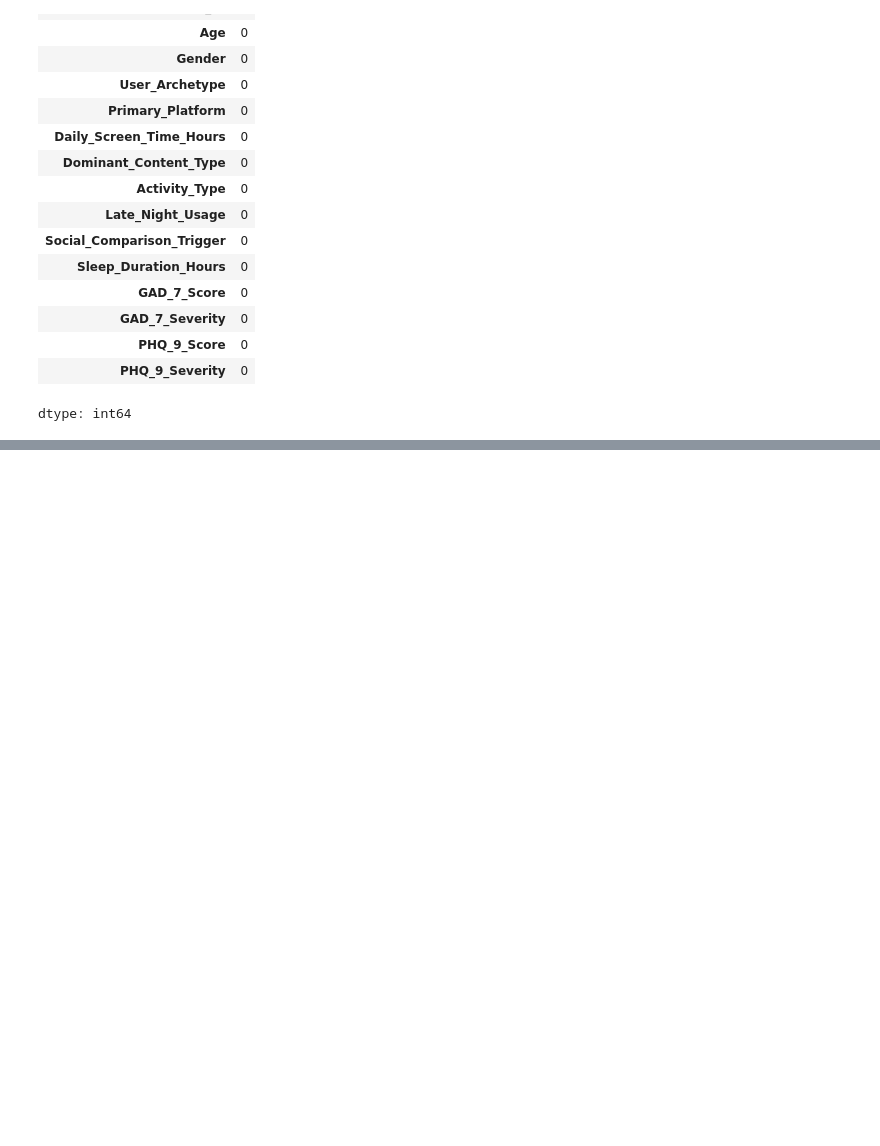
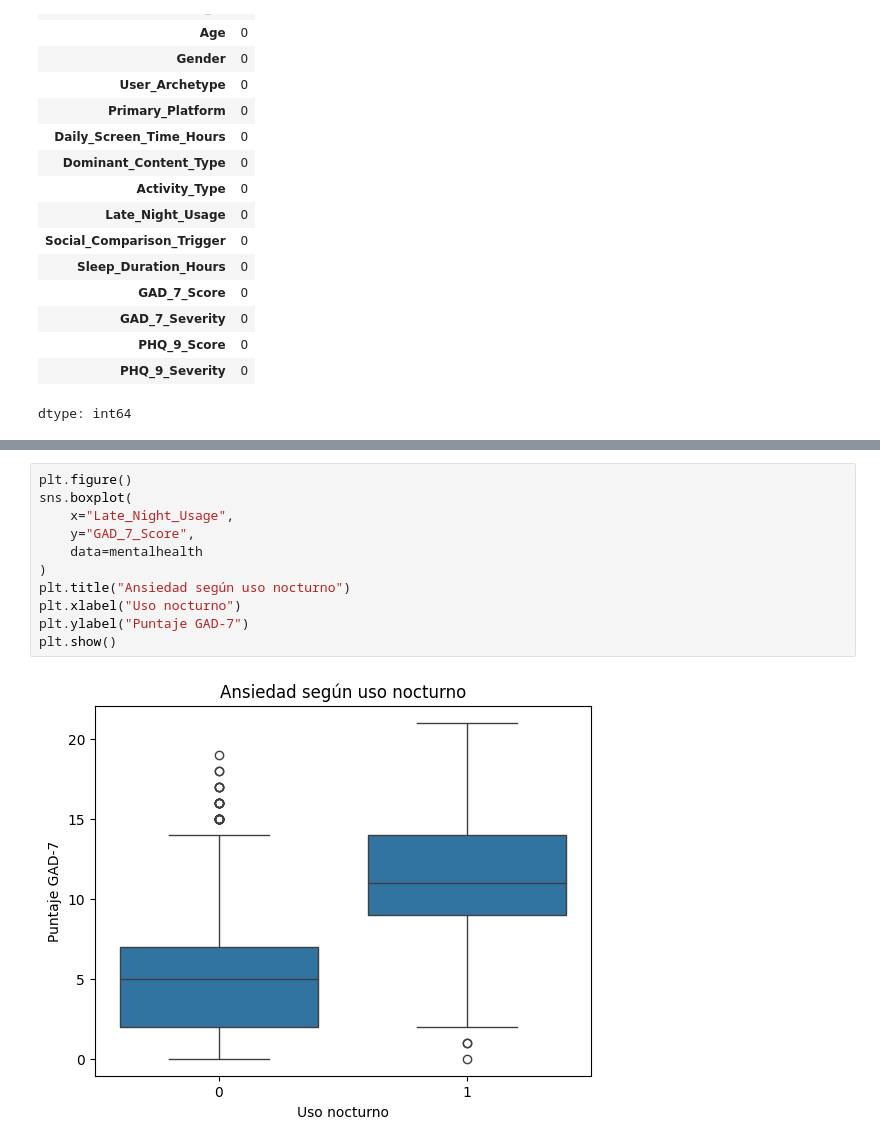
Before and after one commit to meceugenia/datasets-, a Jupyter notebook: Datasets_Cejas.ipynb, the cells around one changed output, grey strips where cells are left out. Drawn from its saved outputs; the diff is of its cells as text; blank space fills up the shorter version.

```diff
--- a/Datasets_Cejas.ipynb
+++ b/Datasets_Cejas.ipynb
@@ -141,0 +150,13 @@ mentalhealth.describe()
+# %%
+plt.figure()
+sns.boxplot(
+    x="Late_Night_Usage",
+    y="GAD_7_Score",
+    data=mentalhealth
+)
+plt.title("Ansiedad según uso nocturno")
+plt.xlabel("Uso nocturno")
+plt.ylabel("Puntaje GAD-7")
+plt.show()
+# %% [output]
+[figure, added]
```
Also changed, not shown: parts of 17 cells of this notebook.
